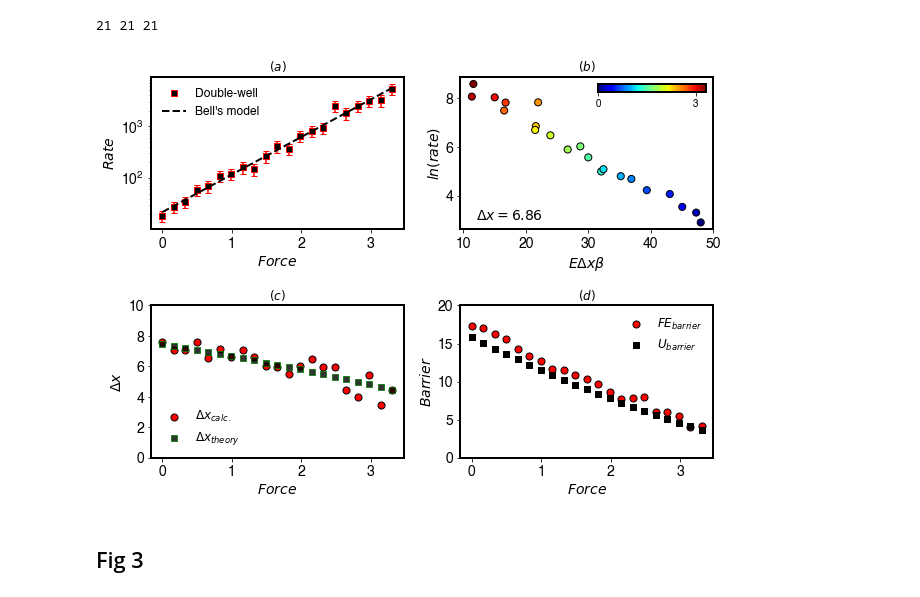
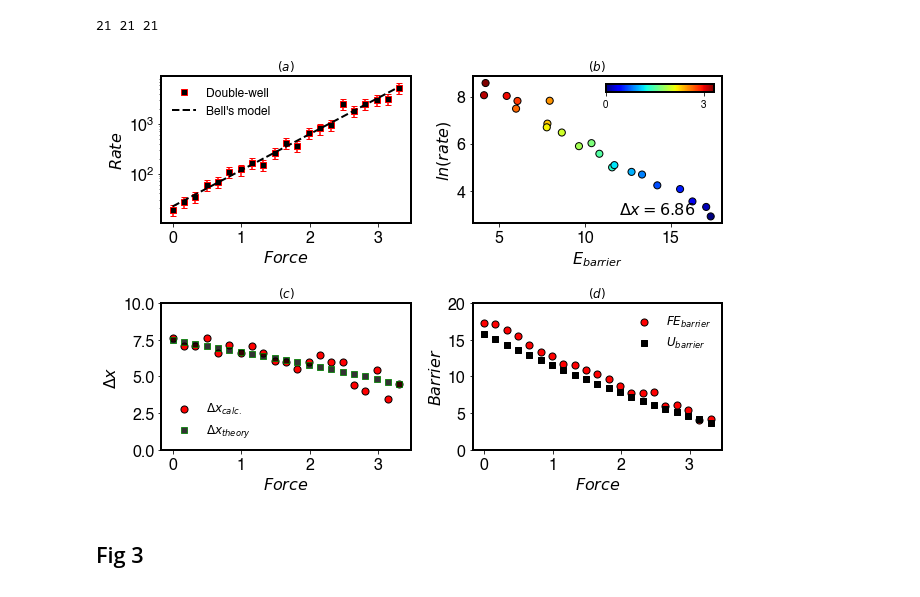
Before and after one commit to hocky-research-group/PenaUnbindingPaper, a Jupyter notebook: analysis/FiguresforPaper.ipynb, the cells around one changed output. Cells and saved outputs as stored; diff of their text form; code cells hidden in the pictures.

```diff
--- a/analysis/FiguresforPaper.ipynb
+++ b/analysis/FiguresforPaper.ipynb
@@ -125,12 +131,12 @@ dx_array = dx_dat[:,2]
 infr_rates = rates
 kb_T = 2.478
 ln_infr_rates = np.log(infr_rates)
-en_height_dx_beta = np.array(height)*bell_dx/kb_T
+en_height_dx_beta = np.array(height)#*bell_dx/kb_T
 print(len(infr_rates), len(height), len(forces))
 # %% [output]
 21 21 21
 # %%
-plt.rcParams['font.size'] = 14
+#plt.rcParams['font.size'] = 14
 from mpl_toolkits.axes_grid1 import make_axes_locatable
 from matplotlib.cm import ScalarMappable
 from mpl_toolkits.axes_grid1.inset_locator import inset_axes
@@ -158,38 +164,38 @@ ax[0,0].set_yscale('log')
 ax[0,0].set_xlabel(r"$Force$")
 ax[0,0].set_title(r"$(a)$", fontsize=12)
 ax[0,0].legend(fontsize=12, loc='best', frameon=False)
 
 ax[1,0].scatter(forces_h, dx_exp,c='r', edgecolors='k', s=50, label=r"$\Delta x_{calc.}$")
 ax[1,0].set_ylabel(r'$\Delta x$', fontweight='bold')
 ax[1,0].set_xlabel(r'$Force$', fontweight='bold')
 ax[1,0].set_ylim(0,10)
 ax[1,0].scatter(forces_dx, dx_array,c='k', marker='s', edgecolors='g', s=30, alpha=0.8, label=r"$\Delta x_{theory}$")
 ax[1,0].set_ylim(0,10)
 ax[1,0].legend(fontsize=12, loc='lower left', frameon=False)
 ax[1,0].set_title(r"$(c)$", fontsize=12)
 
 lab = "%2.2f"%(bell_dx)
 ax[0,1].scatter(en_height_dx_beta,ln_infr_rates, c=forces, cmap='jet',edgecolors='k',s=50)
 ax[0,1].set_ylabel(r'$ln(rate)$', fontweight='bold')
-ax[0,1].set_xlabel(r'$E\Delta x\beta$', fontweight='bold')
+ax[0,1].set_xlabel(r'$E_{barrier}$', fontweight='bold')
 ax[0,1].set_title(r"$(b)$", fontsize=12)
 ax[0,1].text(12,3,f"$\Delta x={lab}$")
-xticks = np.linspace(10,50,5)
-ax[0,1].set_xticks(xticks)
+#xticks = np.linspace(10,50,5)
+#ax[0,1].set_xticks(xticks)
 cmap = plt.get_cmap("jet")
 norm = plt.Normalize(min(forces), max(forces))
 sm =  ScalarMappable(norm=norm, cmap=cmap)
 #sm.set_array([])
 
 plt.tight_layout()
 cbaxes = inset_axes(ax[0,1], width=1.5, height="5%")
 cbar = fig.colorbar(sm, cax=cbaxes, ticks = [0.,3], orientation='horizontal')
 cbar.ax.tick_params(labelsize=10)
-fig.savefig("../figures/slipbond/figure2.pdf", dpi=500)
+fig.savefig(f"{out_dir}figure2.pdf")
 plt.show()
 plt.close()
 # %% [output]
-[figure, old version]
+[figure, new version]
 # %% [markdown]
 ## Fig 3
 # %%
```
Also changed, not shown: parts of 6 cells of this notebook.
